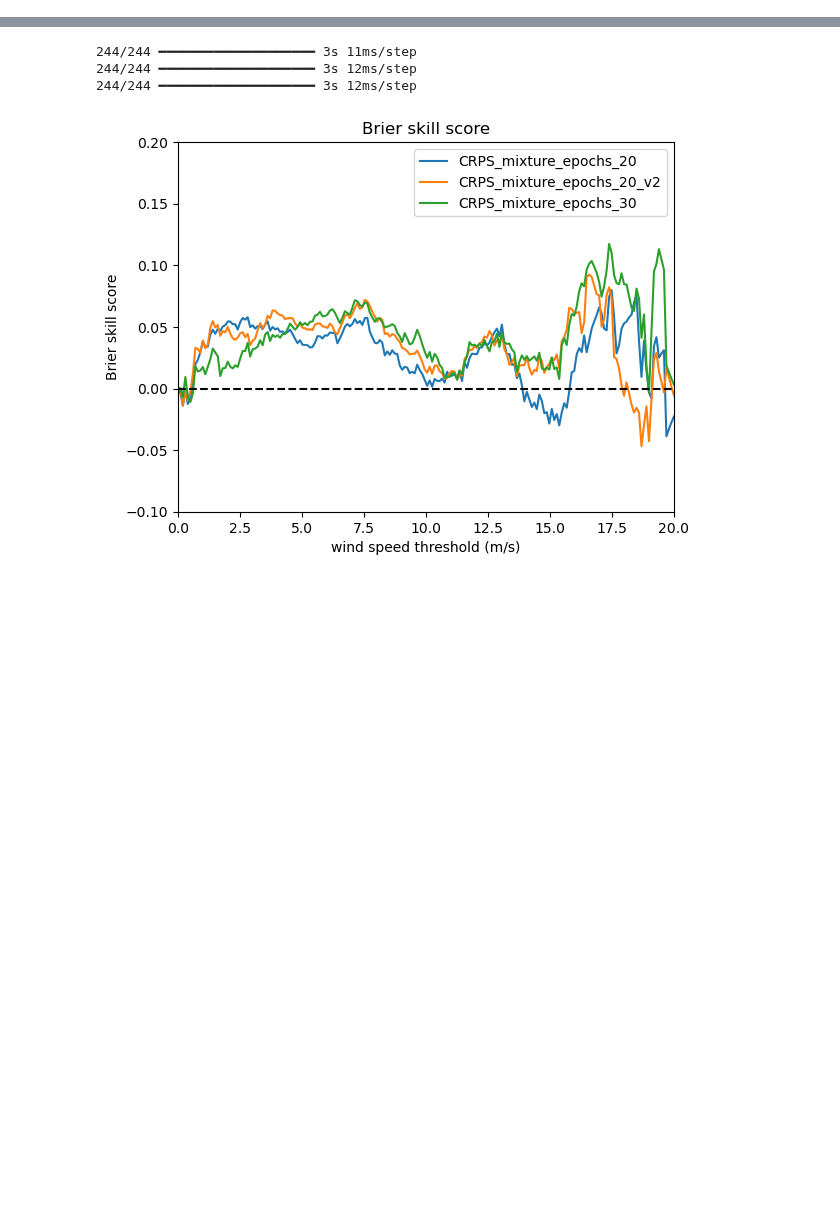
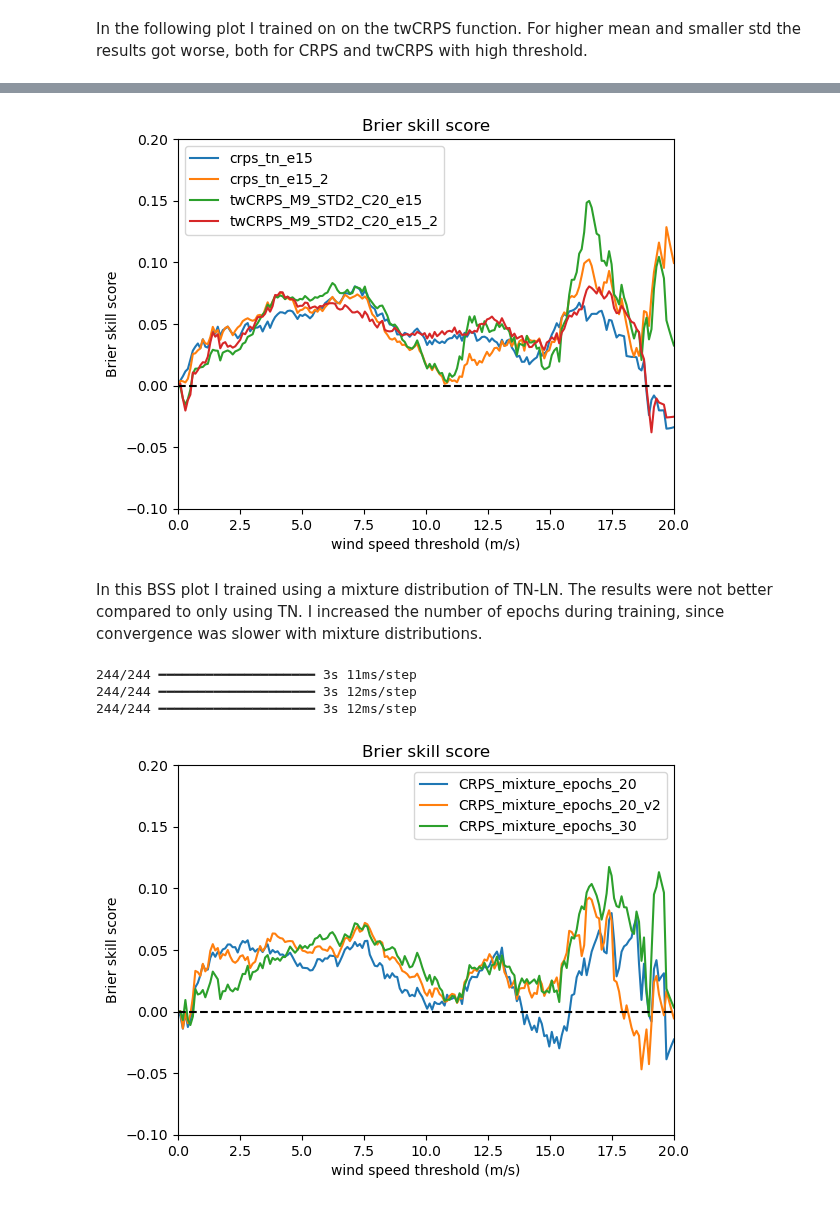
Before and after one commit to SimonHakvoort/thesiscode, a Jupyter notebook: src/nn_results/nn_results.ipynb, the cells around one changed output, grey strips where cells are left out. Cells and saved outputs as stored; diff of their text form; code cells hidden in the pictures; blank space fills up the shorter version.

```diff
--- a/src/nn_results/nn_results.ipynb
+++ b/src/nn_results/nn_results.ipynb
@@ -156,0 +267,5 @@ make_reliability_and_sharpness_tf(nn_crps_e10_models, test_data, t=t, base_model
+# %% [markdown]
+In the following plot I trained on on the twCRPS function. For higher mean and smaller std the results got worse, both for CRPS and twCRPS with high threshold.
+# %%
+make_brier_skill_plot_tf(emos_base, nn_e15_models, test_data, values, ylim=ylim)
+# %% [output]
@@ -157,3 +276,6 @@ make_reliability_and_sharpness_tf(nn_crps_e10_models, test_data, t=t, base_model
+[figure, added]
+# %% [markdown]
+In this BSS plot I trained using a mixture distribution of TN-LN. The results were not better compared to only using TN. I increased the number of epochs during training, since convergence was slower with mixture distributions.
 # %%
 make_brier_skill_plot_tf(emos_base, nn_crps_m_e20_models, test_data, values, ylim=ylim)
 # %% [output]
```
Also changed, not shown: parts of 22 cells of this notebook, 6 other files.
